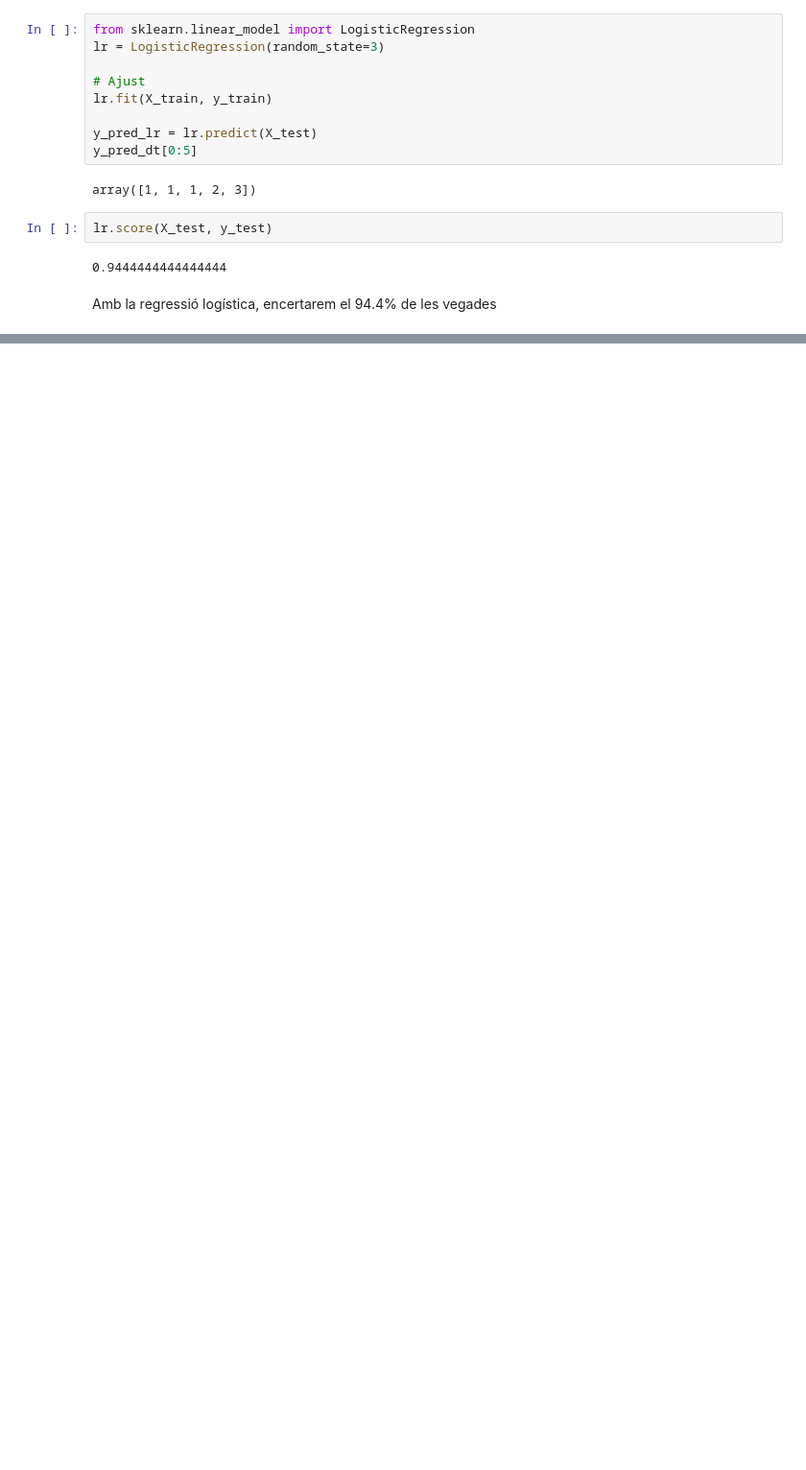
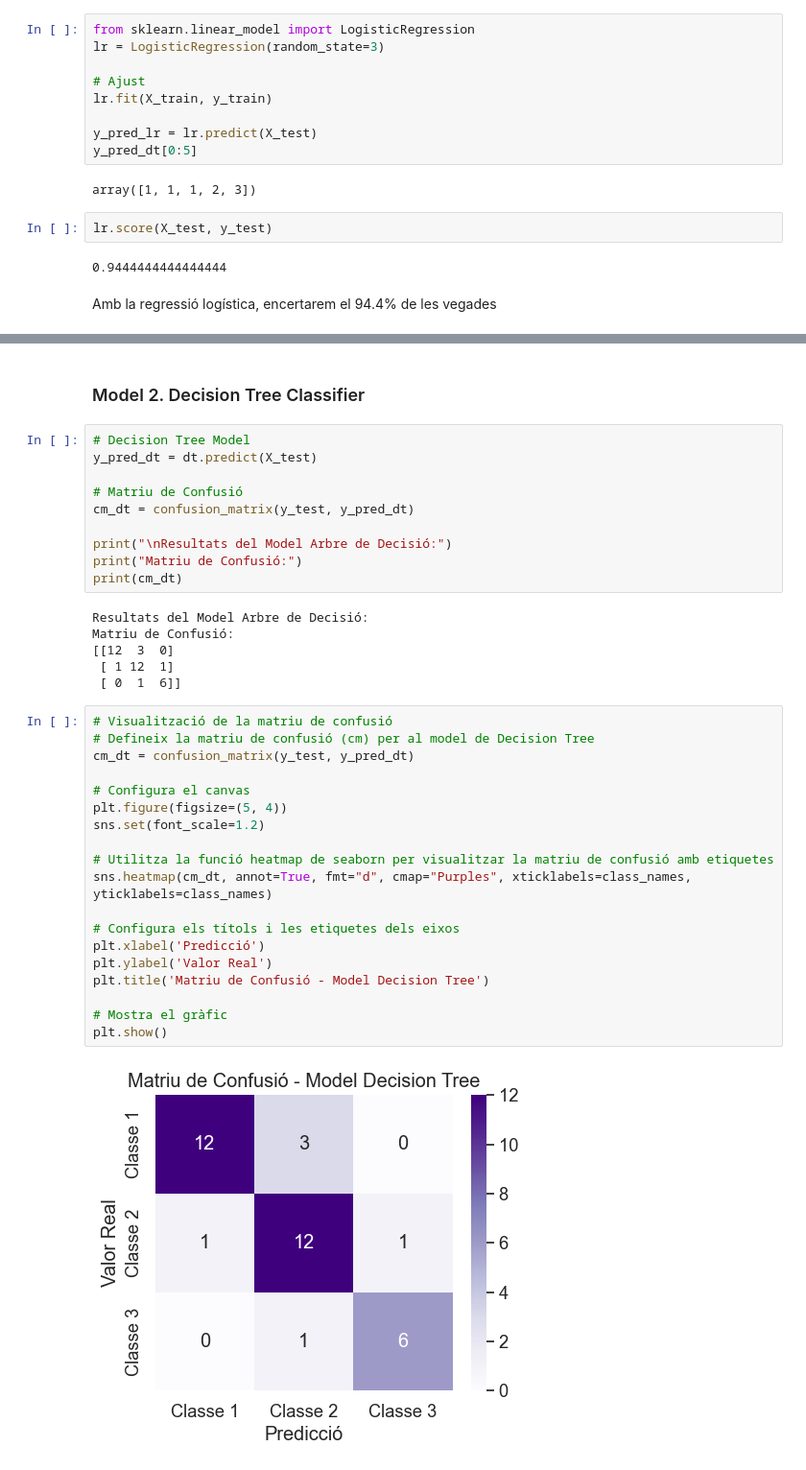
Before and after one commit to edaimon/ML_classification, a Jupyter notebook: T7.1.ipynb, the cells around one changed output, grey strips where cells are left out. Shown at 96% size. Cells and saved outputs as stored; diff of their text form; blank space fills up the shorter version.

```diff
--- a/T7.1.ipynb
+++ b/T7.1.ipynb
@@ -617,0 +698,39 @@ Amb la regressió logística, encertarem el 94.4% de les vegades
+# %% [markdown]
+### Model 2. Decision Tree Classifier
+# %%
+# Decision Tree Model
+y_pred_dt = dt.predict(X_test)
+
+# Matriu de Confusió
+cm_dt = confusion_matrix(y_test, y_pred_dt)
+
+print("\nResultats del Model Arbre de Decisió:")
+print("Matriu de Confusió:")
+print(cm_dt)
+# %% [output]
+Resultats del Model Arbre de Decisió:
+Matriu de Confusió:
+[[12  3  0]
+ [ 1 12  1]
+ [ 0  1  6]]
+# %%
+# Visualització de la matriu de confusió
+# Defineix la matriu de confusió (cm) per al model de Decision Tree
+cm_dt = confusion_matrix(y_test, y_pred_dt)
+
+# Configura el canvas
+plt.figure(figsize=(5, 4))
+sns.set(font_scale=1.2)
+
+# Utilitza la funció heatmap de seaborn per visualitzar la matriu de confusió amb etiquetes
+sns.heatmap(cm_dt, annot=True, fmt="d", cmap="Purples", xticklabels=class_names, yticklabels=class_names)
+
+# Configura els títols i les etiquetes dels eixos
+plt.xlabel('Predicció')
+plt.ylabel('Valor Real')
+plt.title('Matriu de Confusió - Model Decision Tree')
+
+# Mostra el gràfic
+plt.show()
+# %% [output]
+[figure, added]
```
Also changed, not shown: parts of 27 cells of this notebook.
